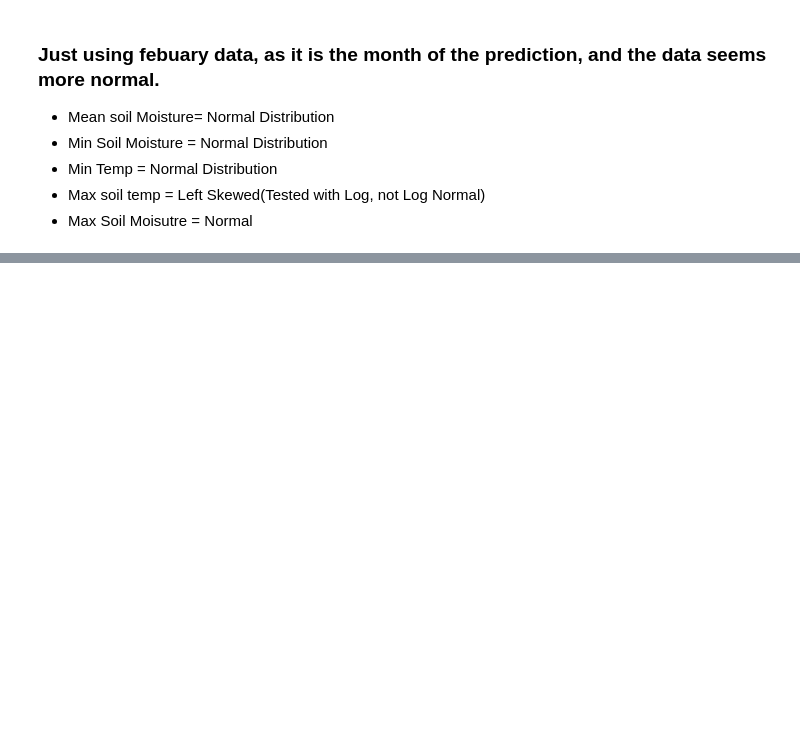
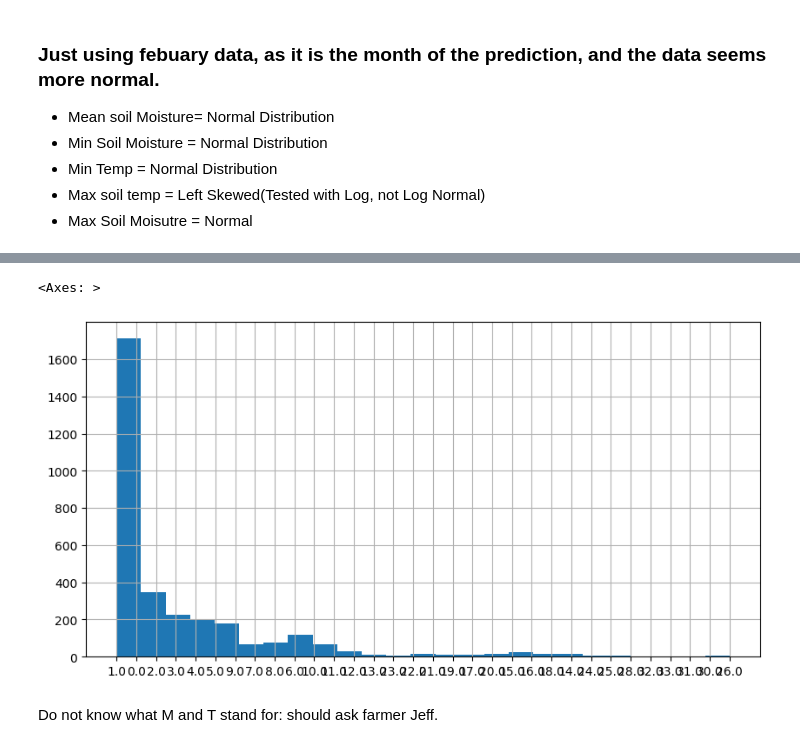
Before and after one commit to bradenkirkpatrick/Machine-Learning-Project-1, a Jupyter notebook: GroundHogProblem.ipynb, the cells around one changed output, grey strips where cells are left out. Saved outputs shown, nothing was run; the diff lists cells and outputs as text; code cells hidden in the pictures; blank space fills up the shorter version.

Commit message:
Added analysis for snowfall snowdepth and precipitation

```diff
--- a/GroundHogProblem.ipynb
+++ b/GroundHogProblem.ipynb
@@ -169,0 +166,12 @@ filtered_X = filtered_X[filtered_X["max_soil_temp"] > 0]
+# %%
+X["snowdepth"].value_counts()
+X_filtered = X.copy()
+# remove T and M values
+X_filtered = X_filtered[X_filtered["snowdepth"] != "T"]
+X_filtered = X_filtered[X_filtered["snowdepth"] != "M"]
+X_filtered["snowdepth"].hist(bins=25, figsize=(10,5))
+# %% [output]
+<Axes: >
+[figure, added]
+# %% [markdown]
+Do not know what M and T stand for: should ask farmer Jeff.
```
Also changed, not shown: parts of 8 cells of this notebook.
